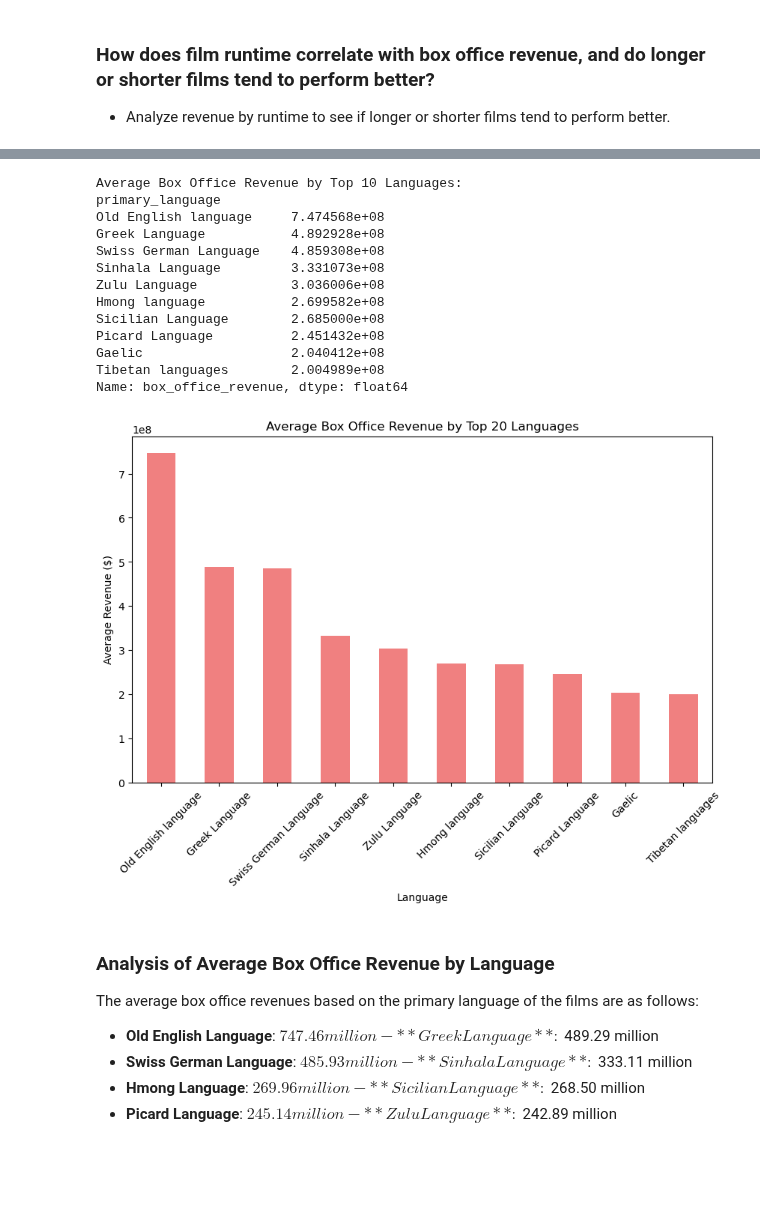
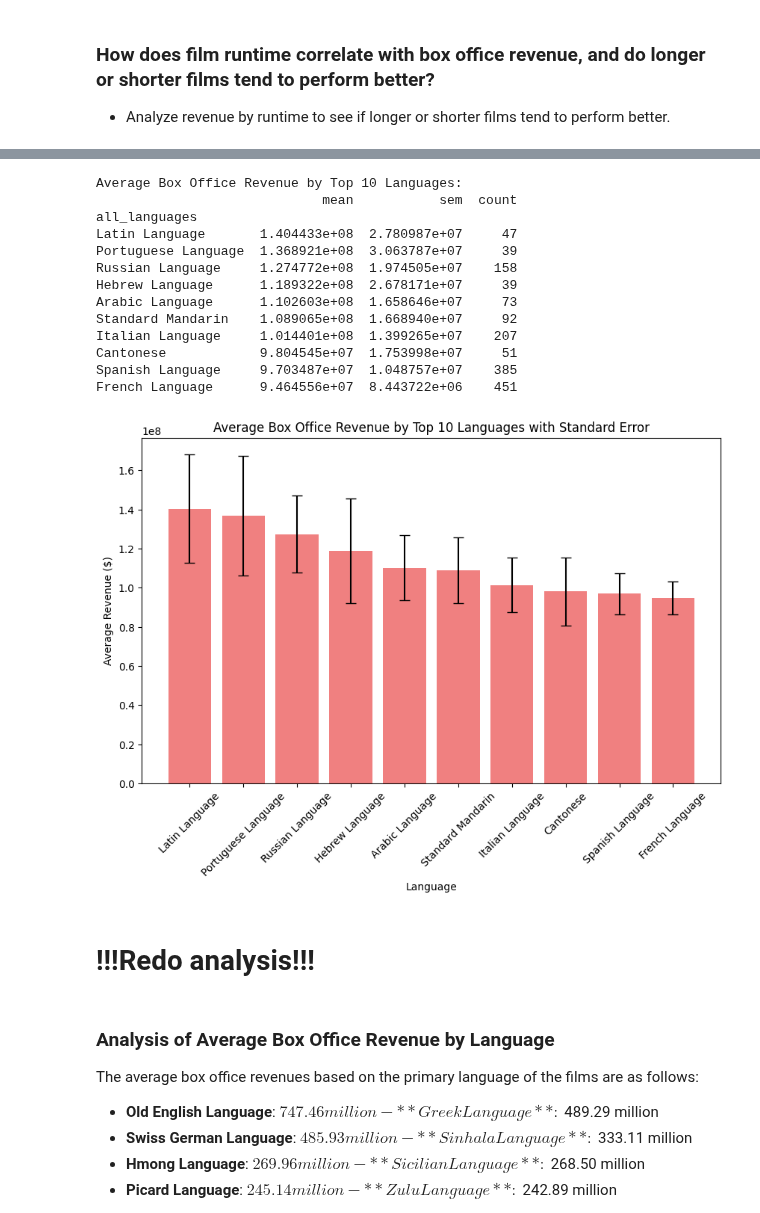
Before and after one commit to epfl-ada/ada-2024-project-awesometeam2024, a Jupyter notebook: results.ipynb, the cells around one changed output, grey strips where cells are left out. Saved outputs shown, nothing was run; the diff lists cells and outputs as text; code cells hidden in the pictures; blank space fills up the shorter version.

```diff
--- a/results.ipynb
+++ b/results.ipynb
@@ -314,12 +340,12 @@ The results indicate the following average revenues:
 # %%
-# Extract the primary genre name
-df_movies['primary_genre'] = df_movies['genres'].apply(lambda x: max(x.values(), key=lambda v: v) if isinstance(x, dict) and x else 'Unknown')
+# Calculate average revenue, standard error and count by primary genre
+genre_stats = df_genres.groupby('all_genres')['box_office_revenue'].agg(['mean', 'sem', 'count'])
 
-# Calculate average revenue by primary genre
-avg_revenues_by_genre = df_movies.groupby('primary_genre')['box_office_revenue'].mean()
+#We filter out those that are not statistically relevant
+genre_stats = genre_stats[genre_stats['count'] >= 30]
 
 # Select the top 20 genres with the highest average revenue
-top_20_genres = avg_revenues_by_genre.sort_values(ascending=False).head(20)
+top_20_genres = genre_stats.sort_values(by='mean', ascending=False).head(20)
 
 # Print the average revenue by genre
 print("Average Box Office Revenue by Top 20 Genres:")
@@ -327,8 +353,8 @@ print(top_20_genres)
 
 # Plot the average revenue by genre
 plt.figure(figsize=(12, 6))
-top_20_genres.plot(kind='bar', color='lightblue')
-plt.title('Average Box Office Revenue by Top 20 Genres')
+plt.bar(top_20_genres.index, top_20_genres['mean'], yerr=top_20_genres['sem'], color='lightblue', capsize=5)
+plt.title('Average Box Office Revenue by Top 20 Genres with Standard Error')
 plt.xlabel('Genre')
 plt.ylabel('Average Revenue ($)')
 plt.xticks(rotation=45)
@@ -465,0 +497,11 @@ The average box office revenues based on these runtime categories are as follows
+# %%
+# Convert the 'languages' dictionary to a list of language for each movie
+df_movies['all_languages'] = df_movies['languages'].apply(lambda x: list(x.values()) if isinstance(x, dict) else [])
+
+# Explode the 'all_languages' list so that each language has its own row
+df_languages = df_movies.explode('all_languages')
+
+# Count movies by language
+language_counts = df_languages['all_languages'].value_counts()
+print("Number of Movies by language:")
+print(language_counts)
@@ -466,40 +523,42 @@ The average box office revenues based on these runtime categories are as follows
 # %%
-# Extract the primary language name
-df_movies['primary_language'] = df_movies['languages'].apply(lambda x: max(x.values(), key=lambda v: v) if isinstance(x, dict) and x else 'Unknown')
+# Calculate average revenue, standard error and count by primary language
+language_stats = df_languages.groupby('all_languages')['box_office_revenue'].agg(['mean', 'sem', 'count'])
 
-# Calculate average revenue by primary language
-avg_revenue_by_language = df_movies.groupby('primary_language')['box_office_revenue'].mean()
+#We filter out the statistically irrelevant languages
+language_stats = language_stats[language_stats['count'] >= 30]
 
-# Select the top 20 languages with the highest average revenue
-top_20_languages = avg_revenue_by_language.sort_values(ascending=False).head(10)
+# Select the top 10 languages with the highest average revenue
+top_10_languages = language_stats.sort_values(by='mean', ascending=False).head(10)
 
 # Print the average revenue by language
 print("Average Box Office Revenue by Top 10 Languages:")
-print(top_20_languages)
+print(top_10_languages)
 
 # Plot the average revenue by language
 plt.figure(figsize=(10, 6))
-top_20_languages.plot(kind='bar', color='lightcoral')
-plt.title('Average Box Office Revenue by Top 20 Languages')
+plt.bar(top_10_languages.index, top_10_languages['mean'], yerr=top_10_languages['sem'], color='lightcoral', capsize=5)
+plt.title('Average Box Office Revenue by Top 10 Languages with Standard Error')
 plt.xlabel('Language')
 plt.ylabel('Average Revenue ($)')
 plt.xticks(rotation=45)
 plt.show()
 # %% [output]
 Average Box Office Revenue by Top 10 Languages:
-primary_language
-Old English language     7.474568e+08
-Greek Language           4.892928e+08
-Swiss German Language    4.859308e+08
-Sinhala Language         3.331073e+08
-Zulu Language            3.036006e+08
-Hmong language           2.699582e+08
-Sicilian Language        2.685000e+08
-Picard Language          2.451432e+08
-Gaelic                   2.040412e+08
-Tibetan languages        2.004989e+08
-Name: box_office_revenue, dtype: float64
+                             mean           sem  count
+all_languages
+Latin Language       1.404433e+08  2.780987e+07     47
+Portuguese Language  1.368921e+08  3.063787e+07     39
+Russian Language     1.274772e+08  1.974505e+07    158
+Hebrew Language      1.189322e+08  2.678171e+07     39
+Arabic Language      1.102603e+08  1.658646e+07     73
+Standard Mandarin    1.089065e+08  1.668940e+07     92
+Italian Language     1.014401e+08  1.399265e+07    207
+Cantonese            9.804545e+07  1.753998e+07     51
+Spanish Language     9.703487e+07  1.048757e+07    385
+French Language      9.464556e+07  8.443722e+06    451
-[figure, old version]
+[figure, new version]
+# %% [markdown]
+# !!!Redo analysis!!!
 # %% [markdown]
 ### Analysis of Average Box Office Revenue by Language
 
```
Also changed, not shown: parts of 18 cells of this notebook, 1 other file.
